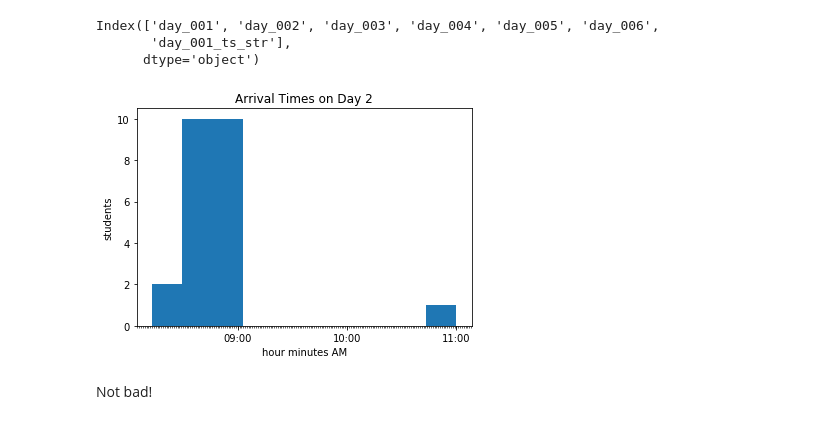
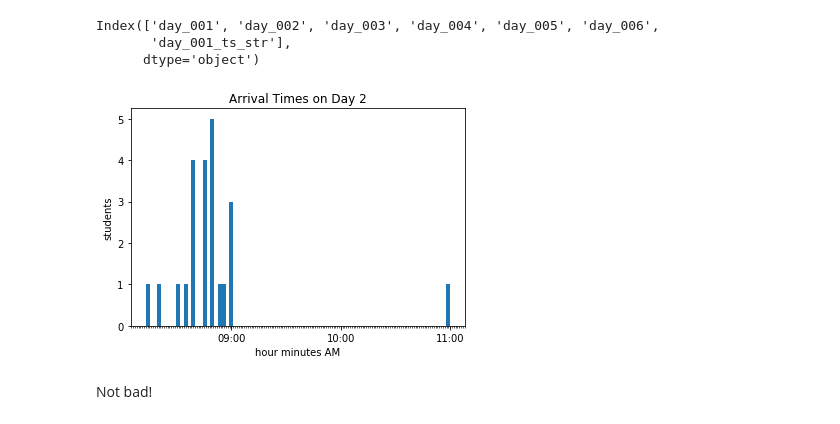
Before and after one commit to MangrobanGit/ds-challenge-05_seattle-ds-career-040119, a Jupyter notebook: Day_5_Challenge_After_6pm.ipynb, the cells around one changed output. Cells and saved outputs as stored; diff of their text form; code cells hidden in the pictures.

```diff
--- a/Day_5_Challenge_After_6pm.ipynb
+++ b/Day_5_Challenge_After_6pm.ipynb
@@ -270,23 +270,23 @@ Index(['day_001', 'day_002', 'day_003', 'day_004', 'day_005', 'day_006',
 # %%
 import matplotlib.dates as mdates
 
 fig, ax = plt.subplots()
 
 # histogram
-ax.hist( x = arrivals['day_002'])
+ax.hist( x = arrivals['day_002'], bins = 80)
 
 # Set aesthetics
 ax.xaxis.set_major_locator(mdates.HourLocator())
 ax.xaxis.set_minor_locator(mdates.MinuteLocator())
 time_fmt = mdates.DateFormatter("%H:%M")
 ax.xaxis.set_major_formatter(time_fmt)
 
 ax.set_xlabel("hour minutes AM")
 ax.set_ylabel("students")
 ax.set_title("Arrival Times on Day 2")
 
 plt.show()
 # %% [output]
-[figure, old version]
+[figure, new version]
 # %% [markdown]
 Not bad!
```
